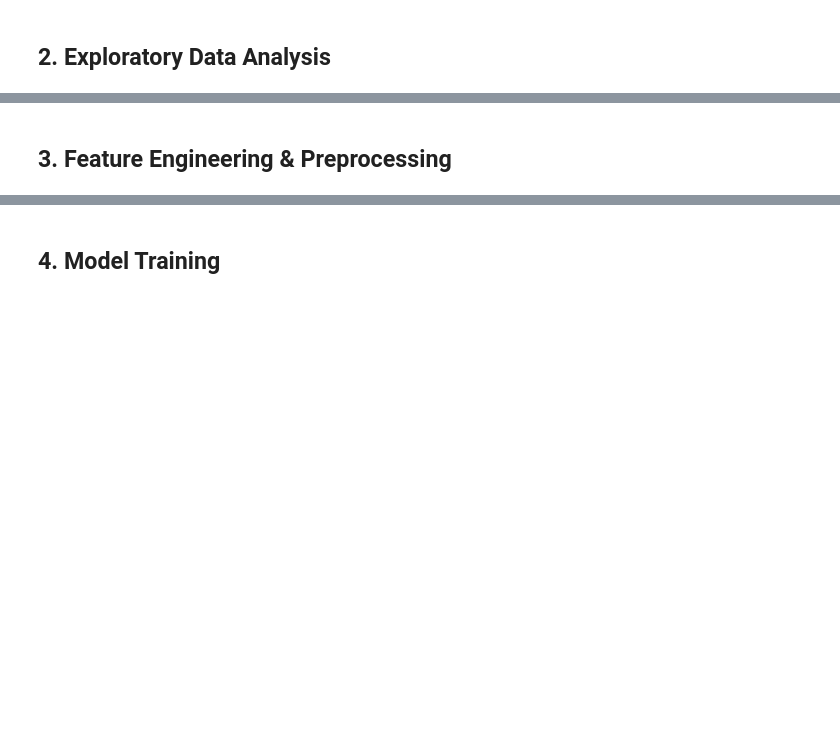
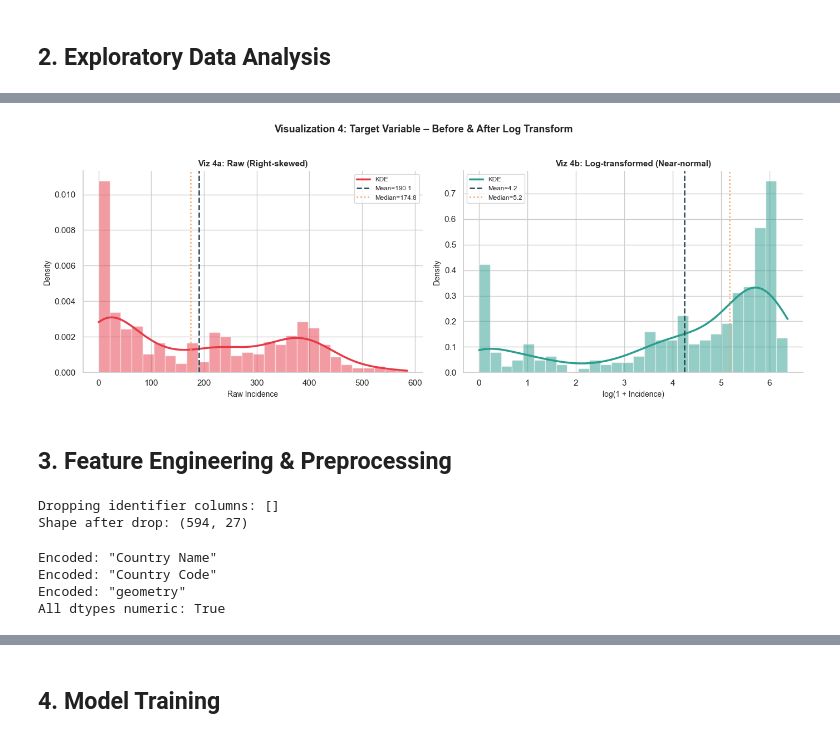
Before and after one commit to Elvin100s/Summative1, a Jupyter notebook: linear_regression_model/summative/linear_regression/multivariate.ipynb, the cells around one changed output, grey strips where cells are left out. Drawn from its saved outputs; the diff is of its cells as text; code cells hidden in the pictures; blank space fills up the shorter version.

```diff
--- a/linear_regression_model/summative/linear_regression/multivariate.ipynb
+++ b/linear_regression_model/summative/linear_regression/multivariate.ipynb
@@ -168,70 +182,61 @@ plt.show()
 # %%
-# Visualization 4 – Target Distribution with KDE + mean/median lines
-from scipy.stats import gaussian_kde
-
+# Visualization 4 – Target Distribution Before & After Log Transform
 fig, axes = plt.subplots(1, 2, figsize=(14, 5))
-valid     = df_raw[incidence_col].dropna()
+valid     = df_raw[TARGET].dropna()
 log_valid = np.log1p(valid)
 
 for ax, data, color, label in zip(
-        axes,
-        [valid, log_valid],
-        ['#E63946', '#2A9D8F'],
+        axes, [valid, log_valid], ['#E63946', '#2A9D8F'],
         ['Raw Incidence', 'log(1 + Incidence)']):
-
-    ax.hist(data, bins=28, color=color, edgecolor='white', alpha=0.5,
-            density=True, label='Histogram')
-
-    # KDE overlay
+    ax.hist(data, bins=28, color=color, edgecolor='white', alpha=0.5, density=True)
     kde    = gaussian_kde(data)
     x_vals = np.linspace(data.min(), data.max(), 300)
     ax.plot(x_vals, kde(x_vals), color=color, linewidth=2.5, label='KDE')
-
-    # Mean and median lines
-    ax.axvline(data.mean(),   color='#264653', linewidth=1.8, linestyle='--',
-               label=f'Mean = {data.mean():.1f}')
-    ax.axvline(data.median(), color='#F4A261', linewidth=1.8, linestyle=':',
-               label=f'Median = {data.median():.1f}')
-
+    ax.axvline(data.mean(),   color='#264653', lw=1.8, linestyle='--', label=f'Mean={data.mean():.1f}')
+    ax.axvline(data.median(), color='#F4A261', lw=1.8, linestyle=':', label=f'Median={data.median():.1f}')
     ax.set_xlabel(label, fontsize=10)
     ax.set_ylabel('Density', fontsize=10)
     ax.legend(fontsize=8.5)
     sns.despine(ax=ax)
 
-axes[0].set_title('Viz 4a: Raw Distribution (Right-skewed)', fontweight='bold', fontsize=11)
+axes[0].set_title('Viz 4a: Raw (Right-skewed)', fontweight='bold', fontsize=11)
 axes[1].set_title('Viz 4b: Log-transformed (Near-normal)', fontweight='bold', fontsize=11)
-
-plt.suptitle('Visualization 4: Target Variable Distribution – Before & After Log Transform',
+plt.suptitle('Visualization 4: Target Variable – Before & After Log Transform',
              fontsize=13, fontweight='bold', y=1.02)
 plt.tight_layout()
 plt.savefig('viz4_target_distribution.png', dpi=150)
 plt.show()
-# Log-transform pulls mean/median closer together, confirming improved symmetry for model training.
+# Log-transform reduces right skew, pulling mean/median closer together for stable gradient descent.
+# %% [output]
+[figure, added]
 # %% [markdown]
 ## 3. Feature Engineering & Preprocessing
 # %%
-# ── 3a. Drop irrelevant / high-cardinality identifier columns ─────────────
+# 3a. Drop high-cardinality identifier columns
 df = df_raw.copy()
-
 drop_cols = []
 for col in df.select_dtypes(include='object').columns:
     if col in [country_col, year_col]:
-        continue   # encode these, don't drop
-    unique_ratio = df[col].nunique() / len(df)
-    if unique_ratio > 0.5:  # near-unique text = identifier, not a feature
+        continue
+    if df[col].nunique() / len(df) > 0.5:
         drop_cols.append(col)
-
-print(f'Dropping high-cardinality / identifier columns: {drop_cols}')
+print(f'Dropping identifier columns: {drop_cols}')
 df.drop(columns=drop_cols, inplace=True, errors='ignore')
 print(f'Shape after drop: {df.shape}')
+# %% [output]
+Dropping identifier columns: []
+Shape after drop: (594, 27)
 # %%
-# ── 3b. Convert categorical columns to numeric (Label Encoding) ───────────
+# 3b. Label encode categorical columns
 from sklearn.preprocessing import LabelEncoder
 le = LabelEncoder()
-
 for col in df.select_dtypes(include='object').columns:
     df[col] = le.fit_transform(df[col].astype(str))
-    print(f'✅ Label-encoded: "{col}"')
-
-print(f'\nAll dtypes are now numeric: {list(df.dtypes.unique())}')
+    print(f'Encoded: "{col}"')
+print(f'All dtypes numeric: {all(dt != object for dt in df.dtypes)}')
+# %% [output]
+Encoded: "Country Name"
+Encoded: "Country Code"
+Encoded: "geometry"
+All dtypes numeric: True
 # %%
```
Also changed, not shown: parts of 26 cells of this notebook, 4 other files.
